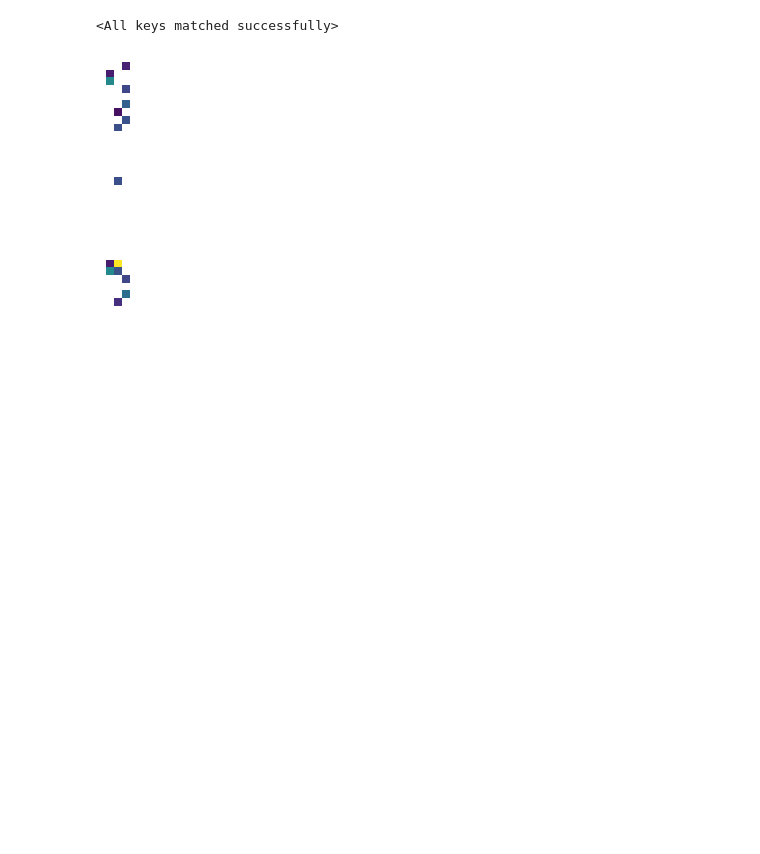
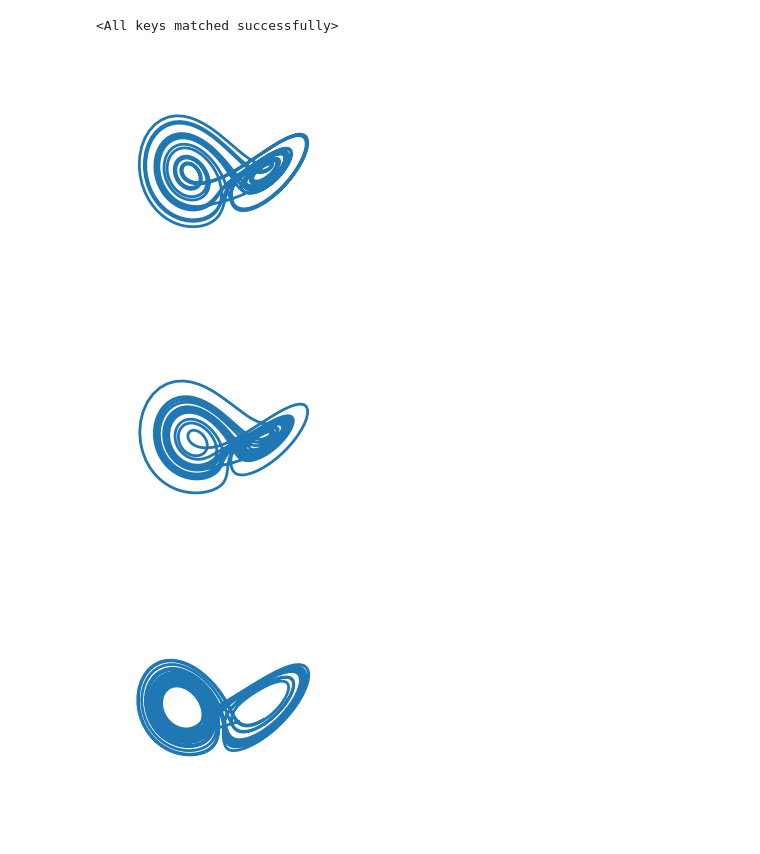
Before and after one commit to ianmaes/CS4240_DeepLearning_Group41_ReproducibilityProject, a Jupyter notebook: Autoencoders-Reproduction/examples/analyze.ipynb, the cells around one changed output. Cells and saved outputs as stored; diff of their text form; code cells hidden in the pictures; blank space fills up the shorter version.

```diff
--- a/Autoencoders-Reproduction/examples/analyze.ipynb
+++ b/Autoencoders-Reproduction/examples/analyze.ipynb
@@ -43,29 +43,6 @@ sindy_coefficients_transformed[2,1] = sindy_coefficients[2,1]
 sindy_coefficients_transformed[6,1] = sindy_coefficients[6,1]*a1*a3/a2
 sindy_coefficients_transformed[3,2] = sindy_coefficients[3,2]
 sindy_coefficients_transformed[5,2] = sindy_coefficients[5,2]*a1*a2/a3
-# %%
-
-Xi_plot = np.where(Xi_plot == 0, np.inf, Xi_plot)
-plt.figure(figsize=(1,2))
-plt.imshow(Xi_plot, interpolation='none')
-plt.xticks([])
-plt.yticks([])
-plt.axis('off')
-plt.clim([-10,30])
-plt.show()
-
-Xi_transformed_plot = np.copy(sindy_coefficients_transformed)
-Xi_transformed_plot[Xi_transformed_plot==0] = np.inf
-plt.figure(figsize=(1,2))
-plt.imshow(Xi_transformed_plot, interpolation='none')
-plt.xticks([])
-plt.yticks([])
-plt.axis('off')
-plt.clim([-10,30])
-plt.show()
-# %% [output]
-[figure, removed]
-[figure, removed]
 # %%
 t = np.arange(0,20,.01)
 z0 = np.array([[-8,7,27]])
@@ -78,6 +55,41 @@ test_data['dz'] = test_data['dz'].reshape((-1,params['latent_dim']))
 # %%
 _, _, _, test_results_z, _, _, _, _ = autoencoder_network.forward(test_data['x'], test_data['dx'])
 test_results_z = test_results_z.cpu().detach().numpy()
+
+z0_transformed = np.array([test_results_z[0,0]/a1,
+                           test_results_z[0,1]/a2,
+                           (test_results_z[0,2] - b3)/a3])
 # %%
-z_sim = sindy_simulate(test_results_z[0], t, params['coefficient_mask']*sindy_coefficients,
+z_sim = sindy_simulate(test_results_z[0], t, coefficient_mask*sindy_coefficients,
                        params['poly_order'], params['include_sine'])
+
+z_sim_transformed = sindy_simulate(z0_transformed, t, sindy_coefficients_transformed,
+                                      params['poly_order'], params['include_sine'])
+
+lorenz_sim = sindy_simulate(test_data['z'][0], t, test_data['sindy_coefficients'],
+                            params['poly_order'], params['include_sine'])
+# %%
+fig1 = plt.figure(figsize=(3,3))
+ax1 = fig1.add_subplot(111, projection='3d')
+ax1.plot(z_sim[:,0], z_sim[:,1], z_sim[:,2], linewidth=2)
+plt.axis('off')
+ax1.view_init(azim=120)
+plt.show()
+
+fig2 = plt.figure(figsize=(3,3))
+ax2 = fig2.add_subplot(111, projection='3d')
+ax2.plot(z_sim_transformed[:,0], z_sim_transformed[:,1], z_sim_transformed[:,2], linewidth=2)
+plt.axis('off')
+ax2.view_init(azim=120)
+plt.show()
+
+fig3 = plt.figure(figsize=(3,3))
+ax3 = fig3.add_subplot(111, projection='3d')
+ax3.plot(lorenz_sim[:,0], lorenz_sim[:,1], lorenz_sim[:,2], linewidth=2)
+plt.xticks([])
+plt.axis('off')
+ax3.view_init(azim=120)
+# %% [output]
+[figure, added]
+[figure, added]
+[figure, added]
```
Also changed, not shown: parts of 2 cells of this notebook.
